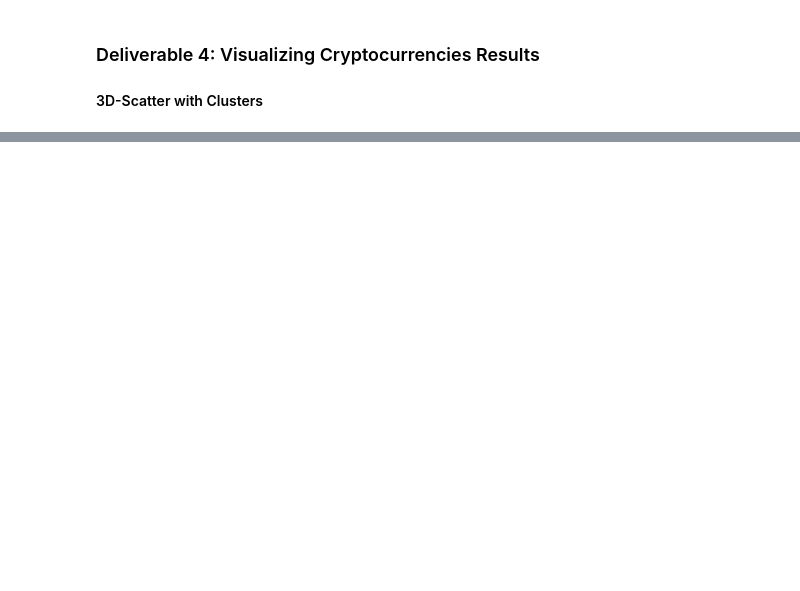
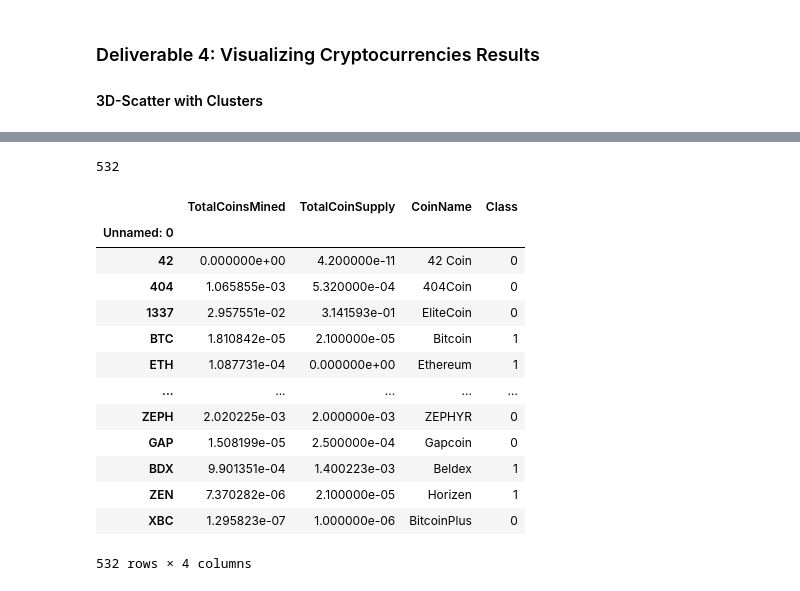
Before and after one commit to crabrandoom/Cryptocurrencies, a Jupyter notebook: crypto_clustering.ipynb, the cells around one changed output, grey strips where cells are left out. Saved outputs shown, nothing was run; the diff lists cells and outputs as text; code cells hidden in the pictures; blank space fills up the shorter version.

```diff
--- a/crypto_clustering.ipynb
+++ b/crypto_clustering.ipynb
@@ -145,19 +156,42 @@ clustered_df.head(10)
 # %%
 # Print the total number of tradable cryptocurrencies.
-# YOUR CODE HERE
+clustered_df['CoinName'].count()
+# %% [output]
+532
 # %%
 # Scaling data to create the scatter plot with tradable cryptocurrencies.
-# YOUR CODE HERE
+scaler = MinMaxScaler()
+tcm_df = clustered_df[['TotalCoinsMined']]
+tcs_df = clustered_df[['TotalCoinSupply']]
+tcm_df_scaled = scaler.fit_transform(tcm_df)
+tcs_df_scaled = scaler.fit_transform(tcs_df)
 # %%
 # Create a new DataFrame that has the scaled data with the clustered_df DataFrame index.
-# YOUR CODE HERE
+scaled_df = pd.DataFrame(data=tcm_df_scaled, columns = ['TotalCoinsMined'])
+scaled_df['TotalCoinSupply'] = tcs_df_scaled
+scaled_df.index = clustered_df.index
+# Add the "CoinName" column from the clustered_df DataFrame to the new DataFrame.
+scaled_df = pd.concat([scaled_df,clustered_df['CoinName']], axis=1)
+# Add the "Class" column from the clustered_df DataFrame to the new DataFrame.
+scaled_df = pd.concat([scaled_df,clustered_df['Class']], axis=1)
 
-# Add the "CoinName" column from the clustered_df DataFrame to the new DataFrame.
-# YOUR CODE HERE
-
-# Add the "Class" column from the clustered_df DataFrame to the new DataFrame.
-# YOUR CODE HERE
-
-plot_df.head(10)
+#plot_df.head(10)
+# %%
+scaled_df
+# %% [output]
+|  | TotalCoinsMined | TotalCoinSupply | CoinName | Class |
+| Unnamed: 0 |  |  |  |  |
+| 42 | 0.000000e+00 | 4.200000e-11 | 42 Coin | 0 |
+| 404 | 1.065855e-03 | 5.320000e-04 | 404Coin | 0 |
+| 1337 | 2.957551e-02 | 3.141593e-01 | EliteCoin | 0 |
+| BTC | 1.810842e-05 | 2.100000e-05 | Bitcoin | 1 |
+| ETH | 1.087731e-04 | 0.000000e+00 | Ethereum | 1 |
+| ... | ... | ... | ... | ... |
+| ZEPH | 2.020225e-03 | 2.000000e-03 | ZEPHYR | 0 |
+| GAP | 1.508199e-05 | 2.500000e-04 | Gapcoin | 0 |
+| BDX | 9.901351e-04 | 1.400223e-03 | Beldex | 1 |
+| ZEN | 7.370282e-06 | 2.100000e-05 | Horizen | 1 |
+| XBC | 1.295823e-07 | 1.000000e-06 | BitcoinPlus | 0 |
+532 rows × 4 columns
 # %%
 # Create a hvplot.scatter plot using x="TotalCoinsMined" and y="TotalCoinSupply".
```
Also changed, not shown: parts of 16 cells of this notebook.
